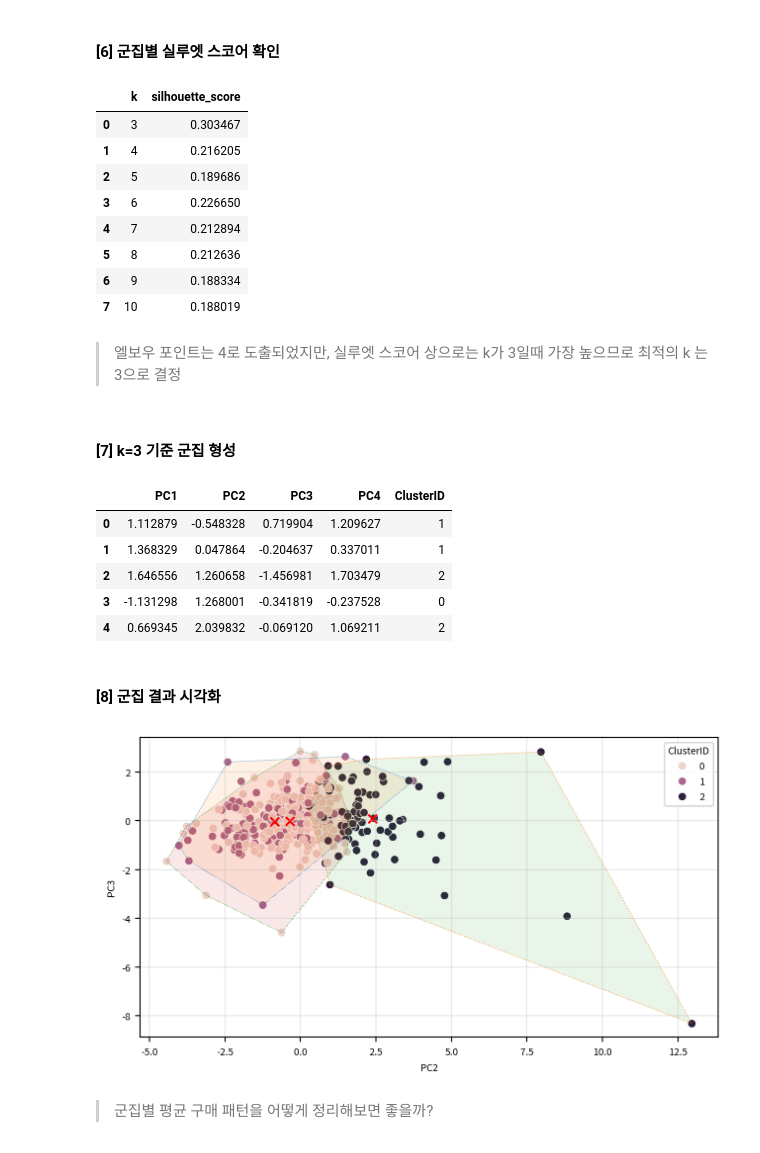
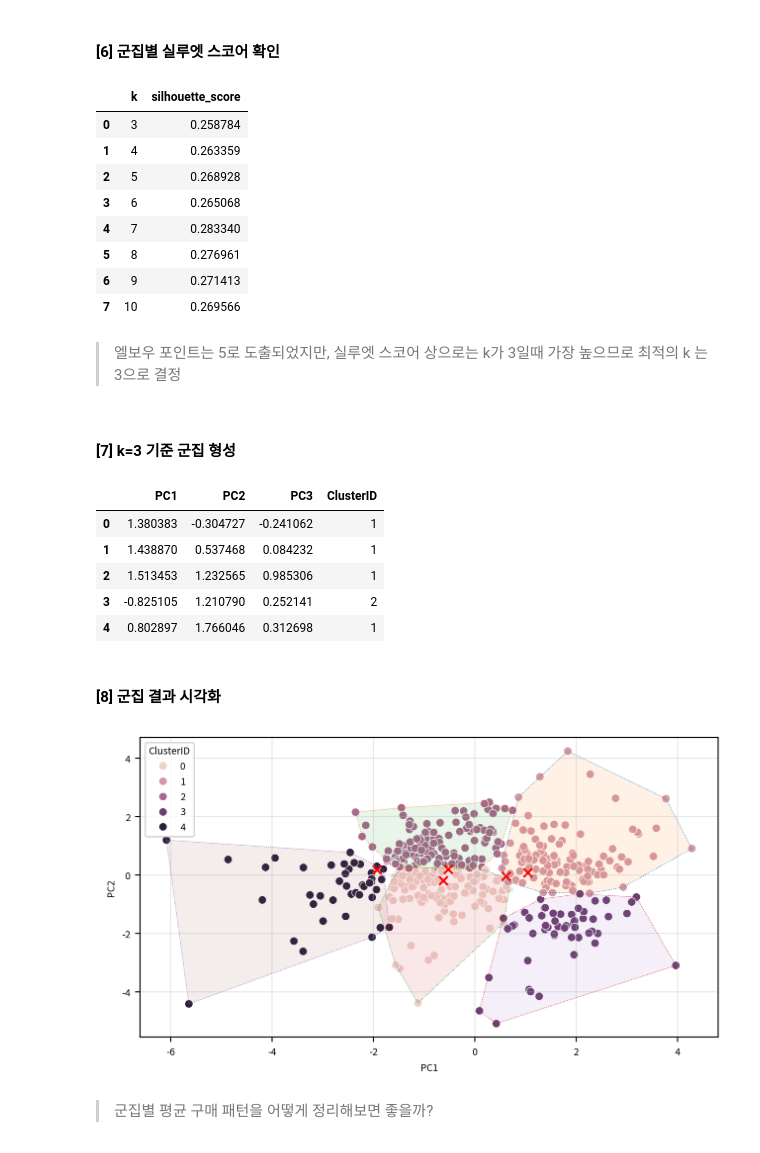
Before and after one commit to BoheeJeong/Machine_learning, a Jupyter notebook: [LAB 05] 비지도 학습 - 구매 패턴 기반 고객 군집 분석과 페르소나 도출/00.PBT_구매 패턴 기반 고객 군집 분석과 페르소나 도출.ipynb, the cells around one changed output. Saved outputs shown, nothing was run; the diff lists cells and outputs as text; code cells hidden in the pictures.

```diff
--- a/[LAB 05] 비지도 학습 - 구매 패턴 기반 고객 군집 분석과 페르소나 도출/00.PBT_구매 패턴 기반 고객 군집 분석과 페르소나 도출.ipynb
+++ b/[LAB 05] 비지도 학습 - 구매 패턴 기반 고객 군집 분석과 페르소나 도출/00.PBT_구매 패턴 기반 고객 군집 분석과 페르소나 도출.ipynb
@@ -634,7 +636,8 @@ sdf
 | 439 | -0.729307 | -0.555924 | -0.573227 | -0.620094 | -0.504888 | -0.522869 | -0.544427 | -0.633515 | -0.552815 | ... |
 440 rows × 12 columns
 # %%
-sdf = df.drop(columns=['Fresh', 'Milk', 'Grocery', 'Frozen','Detergents_Paper','Delicassen'])
+sdf_log=sdf.copy()
+sdf_log = sdf_log.drop(columns=['Fresh', 'Milk', 'Grocery', 'Frozen','Detergents_Paper','Delicassen'])
 # %% [markdown]
 ## 미션 3. 이 고객들은 어떤 축에서 갈라질까? (PCA)
 
@@ -721,7 +724,7 @@ PCA 축은 해석 가능한 “실제 변수”가 아니라 선형 결합된
 #### 차원 축소 수행
 # %%
 estimator = PCA(n_components=0.8 , random_state=52)
-pca = estimator.fit_transform(sdf)
+pca = estimator.fit_transform(sdf_log)
 
 n=pca.shape[1]
 cols = [f'PC{i+1}' for i in range(n)]
@@ -1055,21 +1081,21 @@ silhouette_df = DataFrame({'k':klist , 'silhouette_score' : silhouette})
 silhouette_df
 # %% [output]
 |  | k | silhouette_score |
-| 0 | 3 | 0.303467 |
-| 1 | 4 | 0.216205 |
-| 2 | 5 | 0.189686 |
-| 3 | 6 | 0.226650 |
-| 4 | 7 | 0.212894 |
-| 5 | 8 | 0.212636 |
-| 6 | 9 | 0.188334 |
-| 7 | 10 | 0.188019 |
+| 0 | 3 | 0.258784 |
+| 1 | 4 | 0.263359 |
+| 2 | 5 | 0.268928 |
+| 3 | 6 | 0.265068 |
+| 4 | 7 | 0.283340 |
+| 5 | 8 | 0.276961 |
+| 6 | 9 | 0.271413 |
+| 7 | 10 | 0.269566 |
 # %% [markdown]
-> 엘보우 포인트는 4로 도출되었지만, 실루엣 스코어 상으로는 k가 3일때 가장 높으므로
+> 엘보우 포인트는 5로 도출되었지만, 실루엣 스코어 상으로는 k가 3일때 가장 높으므로
 > 최적의 k 는 3으로 결정
 # %% [markdown]
 #### [7] k=3 기준 군집 형성
 # %%
-estimator = KMeans(n_clusters=3,random_state =52)
+estimator = KMeans(n_clusters=5,random_state =52)
 estimator.fit(X=kmeans_df)
 clusters=estimator.predict(kmeans_df)
 
@@ -1078,19 +1104,19 @@ cdf = kmeans_df.copy()
 cdf['ClusterID'] = clusters
 cdf.head()
 # %% [output]
-|  | PC1 | PC2 | PC3 | PC4 | ClusterID |
-| 0 | 1.112879 | -0.548328 | 0.719904 | 1.209627 | 1 |
-| 1 | 1.368329 | 0.047864 | -0.204637 | 0.337011 | 1 |
-| 2 | 1.646556 | 1.260658 | -1.456981 | 1.703479 | 2 |
-| 3 | -1.131298 | 1.268001 | -0.341819 | -0.237528 | 0 |
-| 4 | 0.669345 | 2.039832 | -0.069120 | 1.069211 | 2 |
+|  | PC1 | PC2 | PC3 | ClusterID |
+| 0 | 1.380383 | -0.304727 | -0.241062 | 1 |
+| 1 | 1.438870 | 0.537468 | 0.084232 | 1 |
+| 2 | 1.513453 | 1.232565 | 0.985306 | 1 |
+| 3 | -0.825105 | 1.210790 | 0.252141 | 2 |
+| 4 | 0.802897 | 1.766046 | 0.312698 | 1 |
 # %% [markdown]
 #### [8] 군집 결과 시각화
 # %%
 vdf = cdf.copy()
 hue_field ='ClusterID'
-x_field =cdf.columns[1]    #연수입
-y_field = cdf.columns[2] #지출점수
+x_field =cdf.columns[0]    #연수입
+y_field = cdf.columns[1] #지출점수
 
 # 1) 그래프 초기화
 width_px = 1280              # 그래프 가로 크기
@@ -1119,33 +1145,33 @@ for c in vdf[hue_field].unique():
 
     #마지막 좌표 이후에 첫번쨰 좌표를 연결
     points = np.append(hull.vertices,hull.vertices[0])
 
     ax.plot( #type:ignore
       df_c.iloc[points,0] , df_c.iloc[points,1] , linewidth = 0.5 , linestyle =':'
       )
 
     ax.fill(df_c.iloc[points,0] , df_c.iloc[points ,1], alpha =0.1)
 
 
   except:
     pass
 
 #군집별 중심점 표시
 ax.scatter(
   estimator.cluster_centers_[:,1],   #연수입의 인덱스
   estimator.cluster_centers_[:,2],   #지출점수의 인덱스
   marker='x',
   c='red',
   alpha=1,
   s=40
 )
 
 
 ax.grid(True ,alpha =0.3) #배경 격자 표시
 plt.tight_layout()
 plt.show()
 plt.close()
 # %% [output]
-[figure, old version]
+[figure, new version]
 # %% [markdown]
 > 군집별 평균 구매 패턴을 어떻게 정리해보면 좋을까?
```
Also changed, not shown: parts of 15 cells of this notebook, 6 other files.
